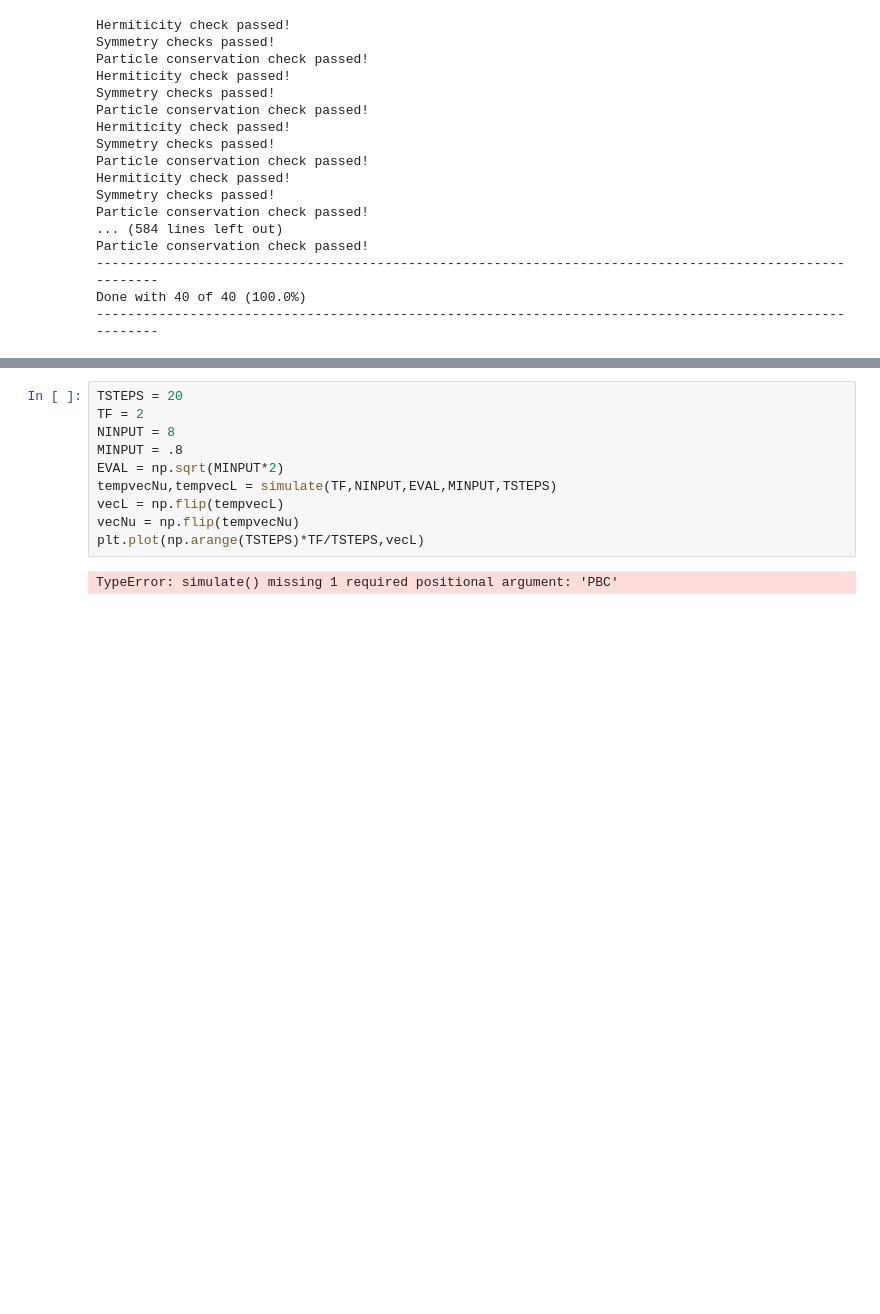
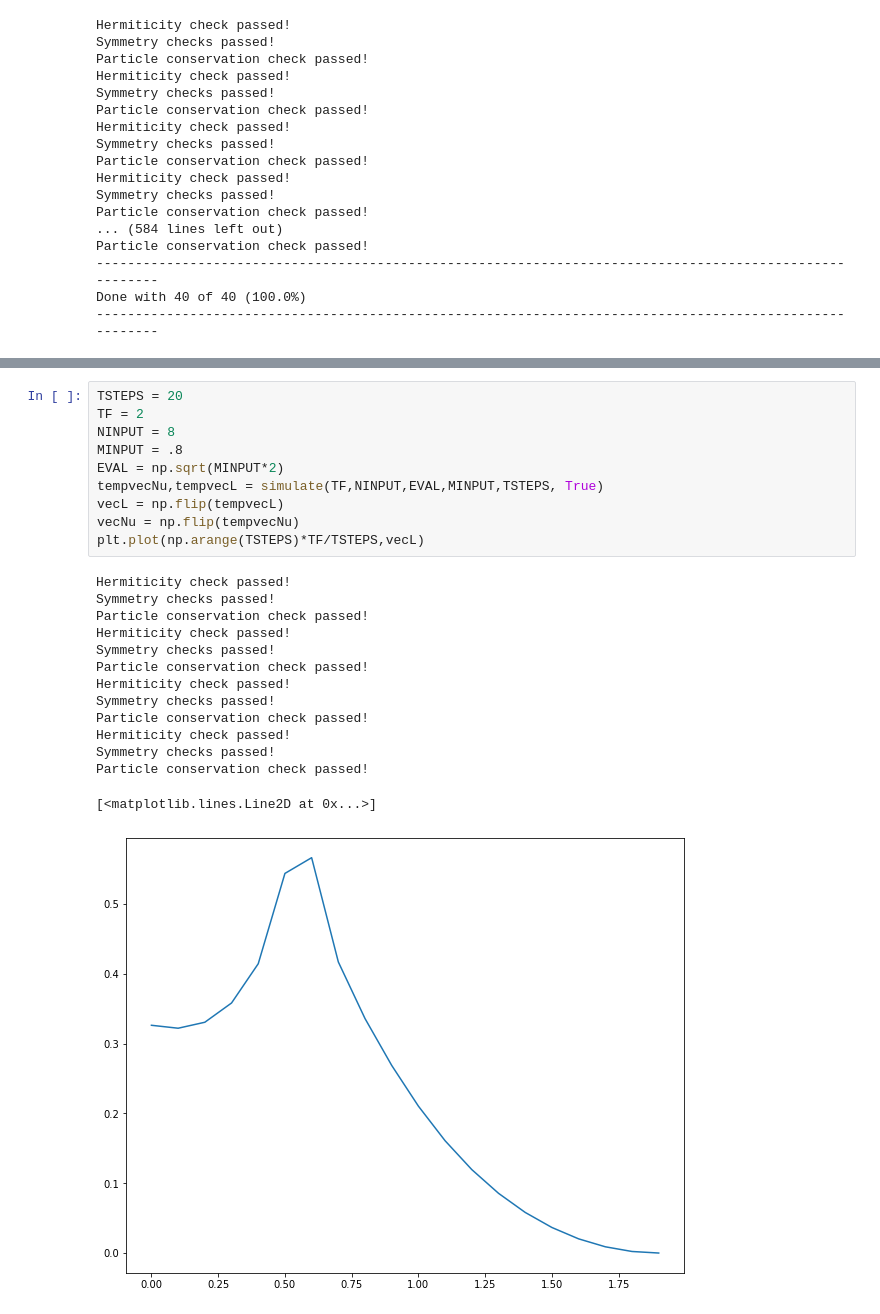
Before and after one commit to jacarolan/QuSpinLatticeFermions, a Jupyter notebook: ParameterScans.ipynb, the cells around one changed output, grey strips where cells are left out. Cells and saved outputs as stored; diff of their text form; blank space fills up the shorter version.

```diff
--- a/ParameterScans.ipynb
+++ b/ParameterScans.ipynb
@@ -317,12 +317,25 @@ ax.yaxis.set_major_locator(ticker.LinearLocator(y_tickcount))
 # %%
 TSTEPS = 20
 TF = 2
 NINPUT = 8
 MINPUT = .8
 EVAL = np.sqrt(MINPUT*2)
-tempvecNu,tempvecL = simulate(TF,NINPUT,EVAL,MINPUT,TSTEPS)
+tempvecNu,tempvecL = simulate(TF,NINPUT,EVAL,MINPUT,TSTEPS, True)
 vecL = np.flip(tempvecL)
 vecNu = np.flip(tempvecNu)
 plt.plot(np.arange(TSTEPS)*TF/TSTEPS,vecL)
 # %% [output]
-TypeError: simulate() missing 1 required positional argument: 'PBC'
+Hermiticity check passed!
+Symmetry checks passed!
+Particle conservation check passed!
+Hermiticity check passed!
+Symmetry checks passed!
+Particle conservation check passed!
+Hermiticity check passed!
+Symmetry checks passed!
+Particle conservation check passed!
+Hermiticity check passed!
+Symmetry checks passed!
+Particle conservation check passed!
+[<matplotlib.lines.Line2D at 0x...>]
+[figure, added]
```
Also changed, not shown: parts of 4 cells of this notebook, 1 other file.
